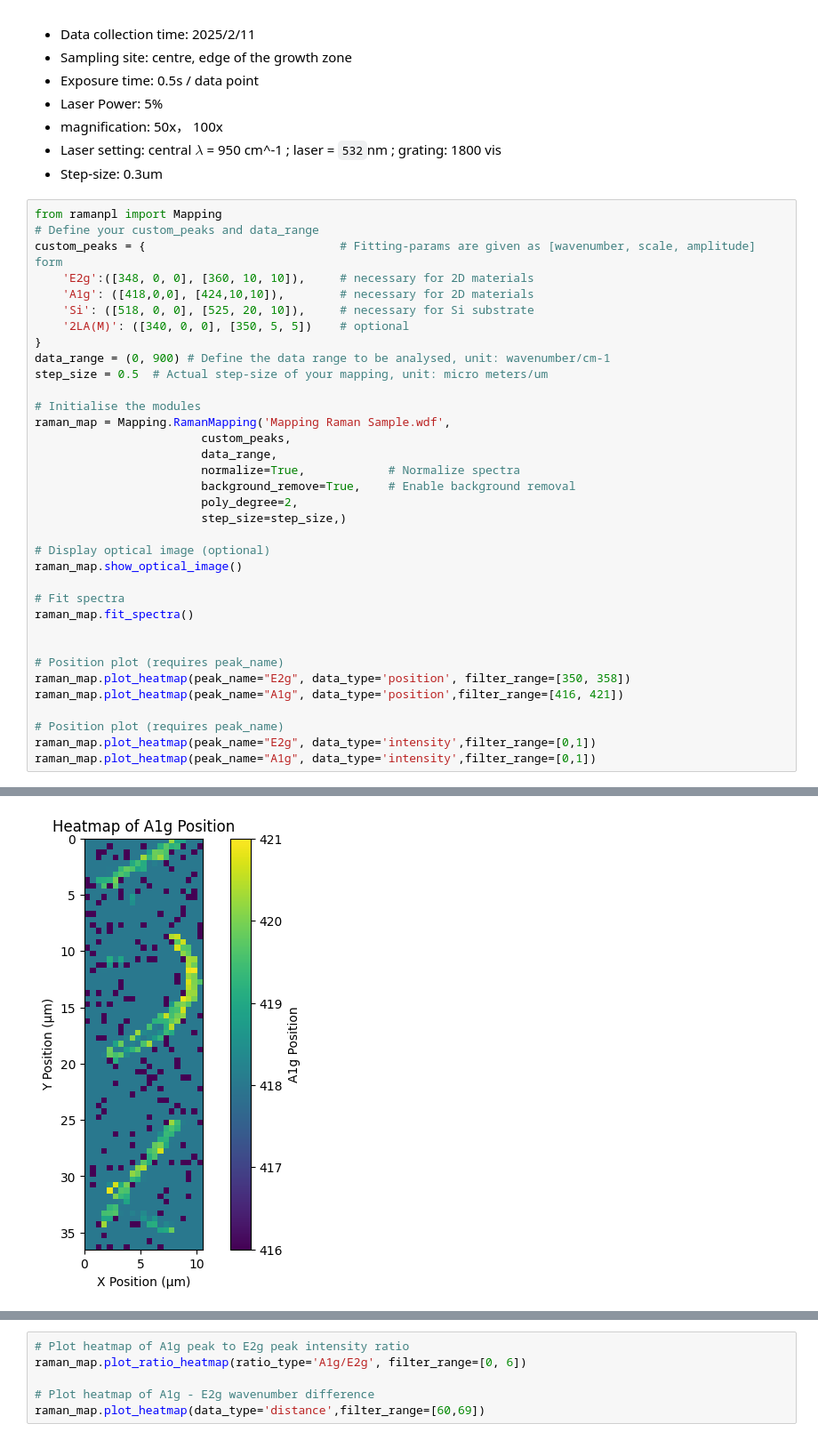
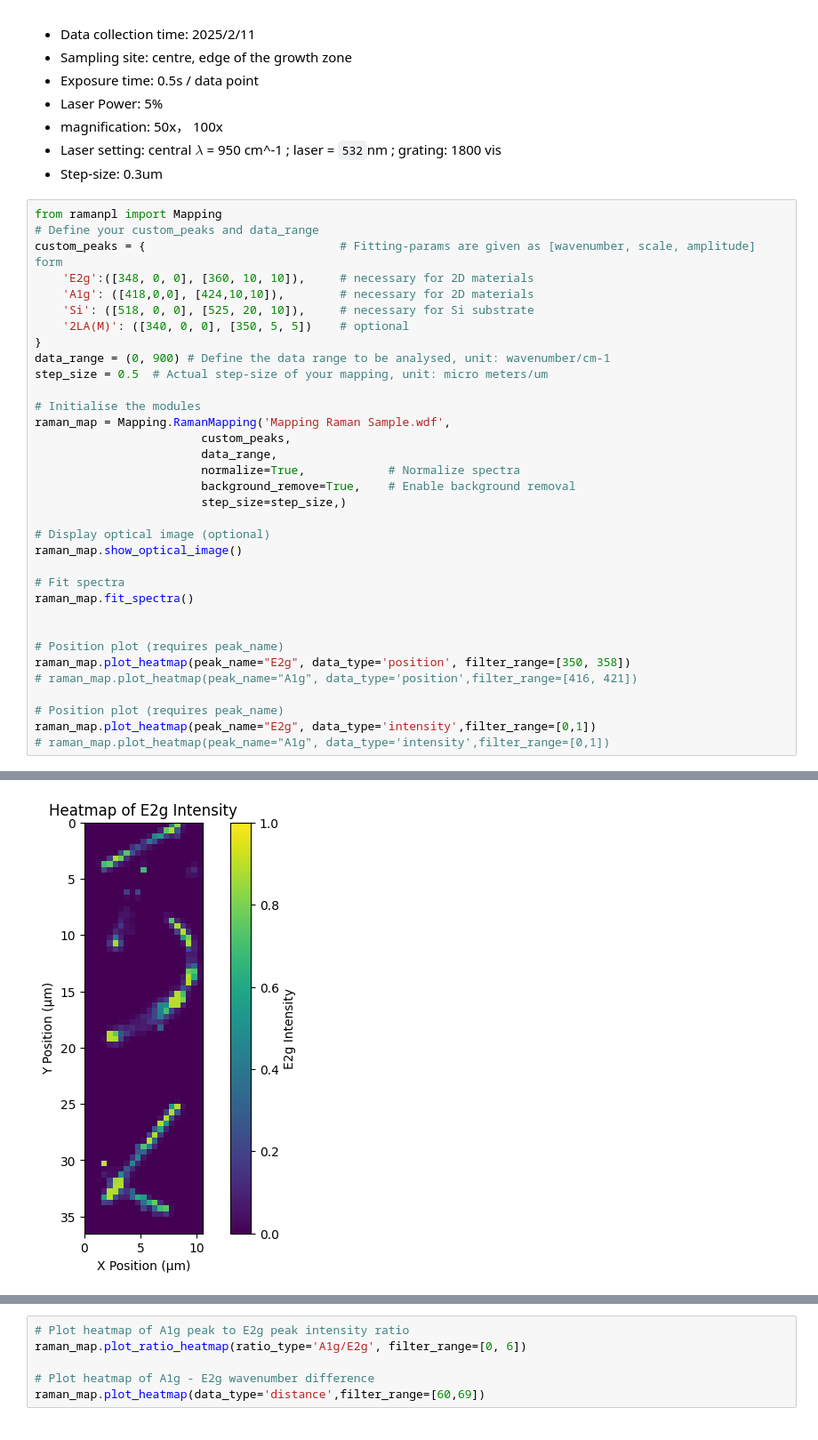
Before and after one commit to barry063/RamanPL_2D, a Jupyter notebook: example-usage/Mapping/Mapping Raman Example.ipynb, the cells around one changed output, grey strips where cells are left out. Shown at 89% size. Saved outputs shown, nothing was run; the diff lists cells and outputs as text.

```diff
--- a/example-usage/Mapping/Mapping Raman Example.ipynb
+++ b/example-usage/Mapping/Mapping Raman Example.ipynb
@@ -31,7 +31,6 @@ raman_map = Mapping.RamanMapping('Mapping Raman Sample.wdf',
                         data_range,
                         normalize=True,            # Normalize spectra
                         background_remove=True,    # Enable background removal
-                        poly_degree=2,
                         step_size=step_size,)
 
 # Display optical image (optional)
@@ -43,11 +42,11 @@ raman_map.fit_spectra()
 
 # Position plot (requires peak_name)
 raman_map.plot_heatmap(peak_name="E2g", data_type='position', filter_range=[350, 358])
-raman_map.plot_heatmap(peak_name="A1g", data_type='position',filter_range=[416, 421])
+# raman_map.plot_heatmap(peak_name="A1g", data_type='position',filter_range=[416, 421])
 
 # Position plot (requires peak_name)
 raman_map.plot_heatmap(peak_name="E2g", data_type='intensity',filter_range=[0,1])
-raman_map.plot_heatmap(peak_name="A1g", data_type='intensity',filter_range=[0,1])
+# raman_map.plot_heatmap(peak_name="A1g", data_type='intensity',filter_range=[0,1])
 # %% [output]
 Using 'baseline_method="poly"' together with legacy parameters (poly_degree / gaussian_sigma) is deprecated and will be removed in a future version.
 Please use:
@@ -61 +60 @@ Successful fits: 1533 / 1533
-[figure, old version]
+[figure, new version]
```
Also changed, not shown: parts of 6 cells of this notebook, 7 other files.
